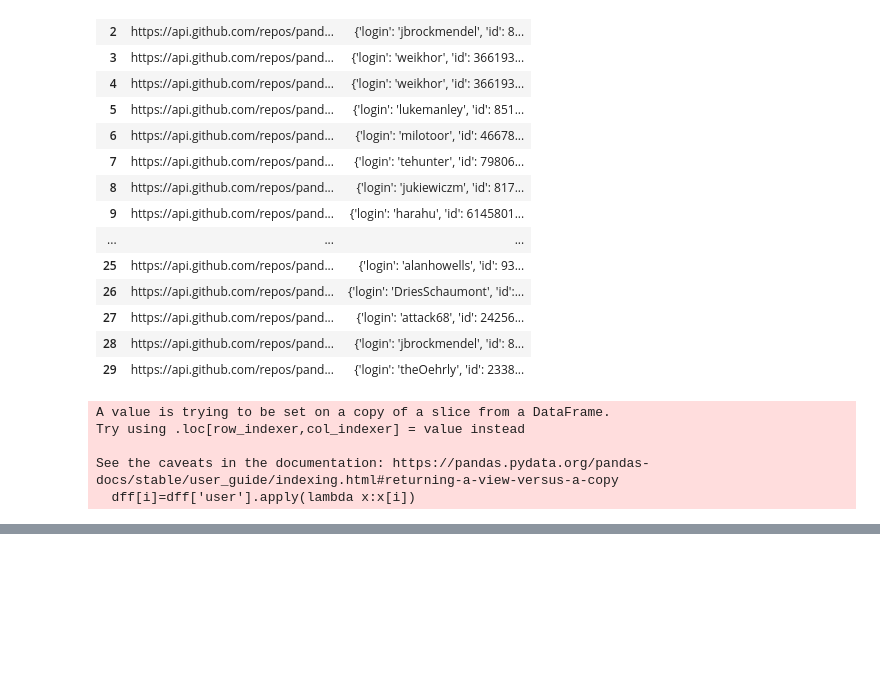
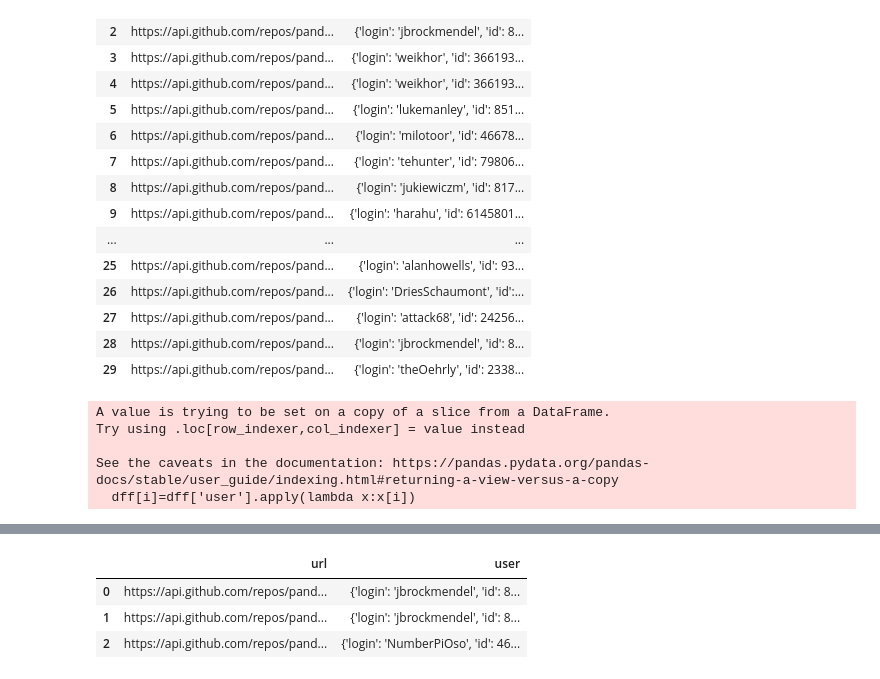
Before and after one commit to Gyana45/Pandas, a Jupyter notebook: 24_27feb_Pandas_2/Pandas_1.ipynb, the cells around one changed output, grey strips where cells are left out. Saved outputs shown, nothing was run; the diff lists cells and outputs as text; code cells hidden in the pictures; blank space fills up the shorter version.

```diff
--- a/24_27feb_Pandas_2/Pandas_1.ipynb
+++ b/24_27feb_Pandas_2/Pandas_1.ipynb
@@ -629,0 +655,7 @@ dff
+# %%
+dff.head(3)
+# %% [output]
+|  | url | user |
+| 0 | https://api.github.com/repos/pand... | {'login': 'jbrockmendel', 'id': 8... |
+| 1 | https://api.github.com/repos/pand... | {'login': 'jbrockmendel', 'id': 8... |
+| 2 | https://api.github.com/repos/pand... | {'login': 'NumberPiOso', 'id': 46... |
```
Also changed, not shown: parts of 11 cells of this notebook.
